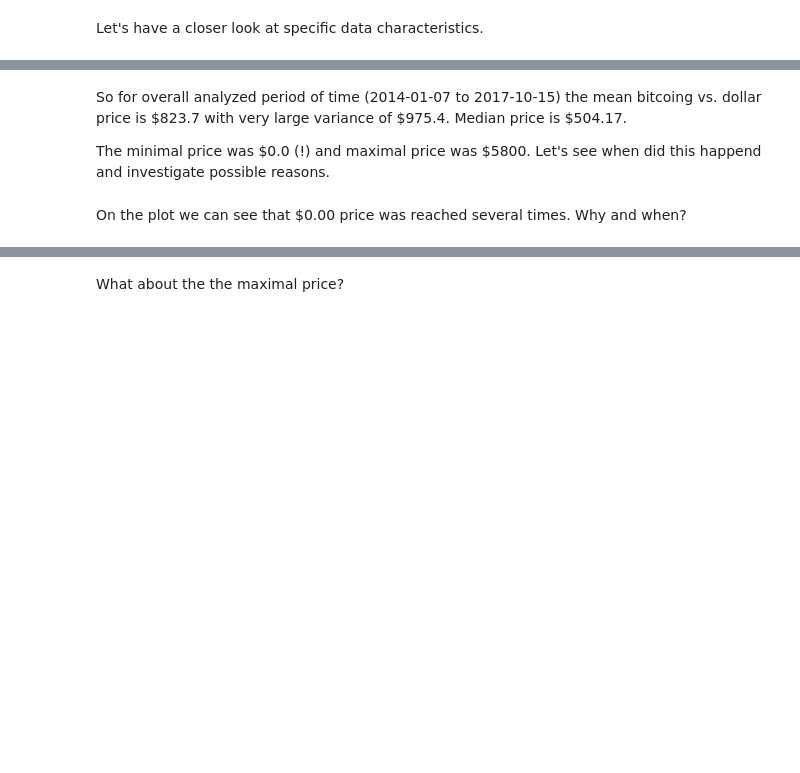
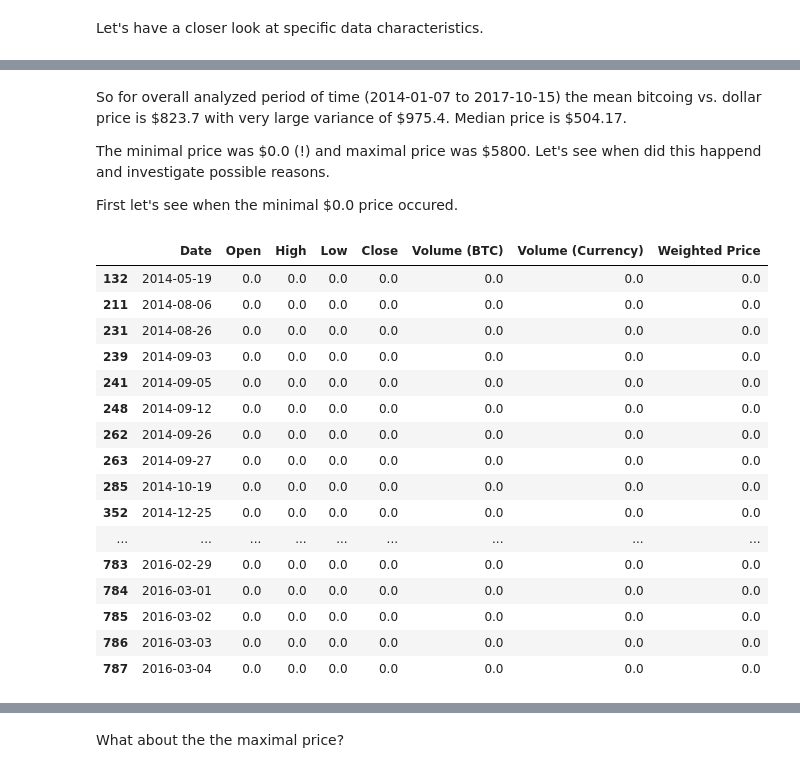
Before and after one commit to msznajder/bitcoin_price_changes_quick_analysis, a Jupyter notebook: #002 How does bitcoin price changes over time? (13-10-2017).ipynb, the cells around one changed output, grey strips where cells are left out. Cells and saved outputs as stored; diff of their text form; code cells hidden in the pictures; blank space fills up the shorter version.

```diff
--- a/#002 How does bitcoin price changes over time? (13-10-2017).ipynb
+++ b/#002 How does bitcoin price changes over time? (13-10-2017).ipynb
@@ -131,5 +131,25 @@ Name: Close, dtype: float64
 So for overall analyzed period of time (2014-01-07 to 2017-10-15) the mean bitcoing vs. dollar price is \$823.7 with very large variance of \$975.4. Median price is \$504.17.
 
 The minimal price was \$0.0 (!) and maximal price was $5800. Let's see when did this happend and investigate possible reasons.
+
+First let's see when the minimal \$0.0 price occured.
-# %% [markdown]
-On the plot we can see that \$0.00 price was reached several times. Why and when?
+# %%
+bitcoin_df[bitcoin_df["Close"]==0]
+# %% [output]
+|  | Date | Open | High | Low | Close | Volume (BTC) | Volume (Currency) | Weighted Price |
+| 132 | 2014-05-19 | 0.0 | 0.0 | 0.0 | 0.0 | 0.0 | 0.0 | 0.0 |
+| 211 | 2014-08-06 | 0.0 | 0.0 | 0.0 | 0.0 | 0.0 | 0.0 | 0.0 |
+| 231 | 2014-08-26 | 0.0 | 0.0 | 0.0 | 0.0 | 0.0 | 0.0 | 0.0 |
+| 239 | 2014-09-03 | 0.0 | 0.0 | 0.0 | 0.0 | 0.0 | 0.0 | 0.0 |
+| 241 | 2014-09-05 | 0.0 | 0.0 | 0.0 | 0.0 | 0.0 | 0.0 | 0.0 |
+| 248 | 2014-09-12 | 0.0 | 0.0 | 0.0 | 0.0 | 0.0 | 0.0 | 0.0 |
+| 262 | 2014-09-26 | 0.0 | 0.0 | 0.0 | 0.0 | 0.0 | 0.0 | 0.0 |
+| 263 | 2014-09-27 | 0.0 | 0.0 | 0.0 | 0.0 | 0.0 | 0.0 | 0.0 |
+| 285 | 2014-10-19 | 0.0 | 0.0 | 0.0 | 0.0 | 0.0 | 0.0 | 0.0 |
+| 352 | 2014-12-25 | 0.0 | 0.0 | 0.0 | 0.0 | 0.0 | 0.0 | 0.0 |
+| ... | ... | ... | ... | ... | ... | ... | ... | ... |
+| 783 | 2016-02-29 | 0.0 | 0.0 | 0.0 | 0.0 | 0.0 | 0.0 | 0.0 |
+| 784 | 2016-03-01 | 0.0 | 0.0 | 0.0 | 0.0 | 0.0 | 0.0 | 0.0 |
+| 785 | 2016-03-02 | 0.0 | 0.0 | 0.0 | 0.0 | 0.0 | 0.0 | 0.0 |
+| 786 | 2016-03-03 | 0.0 | 0.0 | 0.0 | 0.0 | 0.0 | 0.0 | 0.0 |
+| 787 | 2016-03-04 | 0.0 | 0.0 | 0.0 | 0.0 | 0.0 | 0.0 | 0.0 |
```
Also changed, not shown: parts of 13 cells of this notebook, 1 other file.
